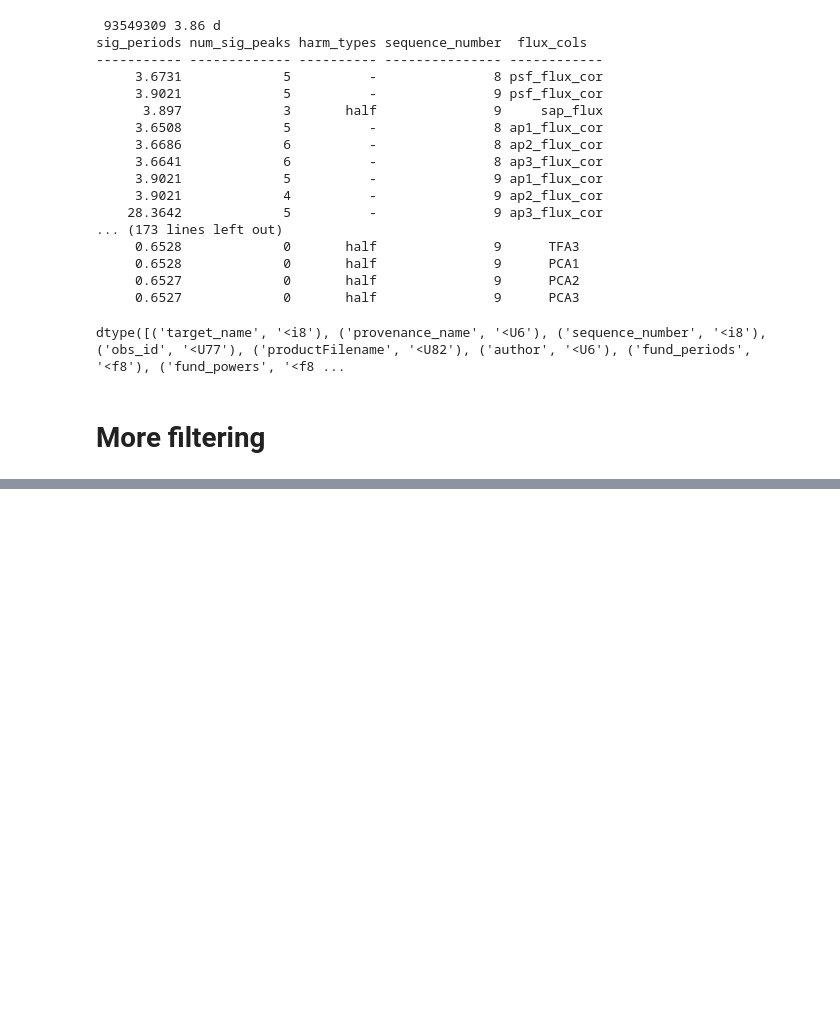
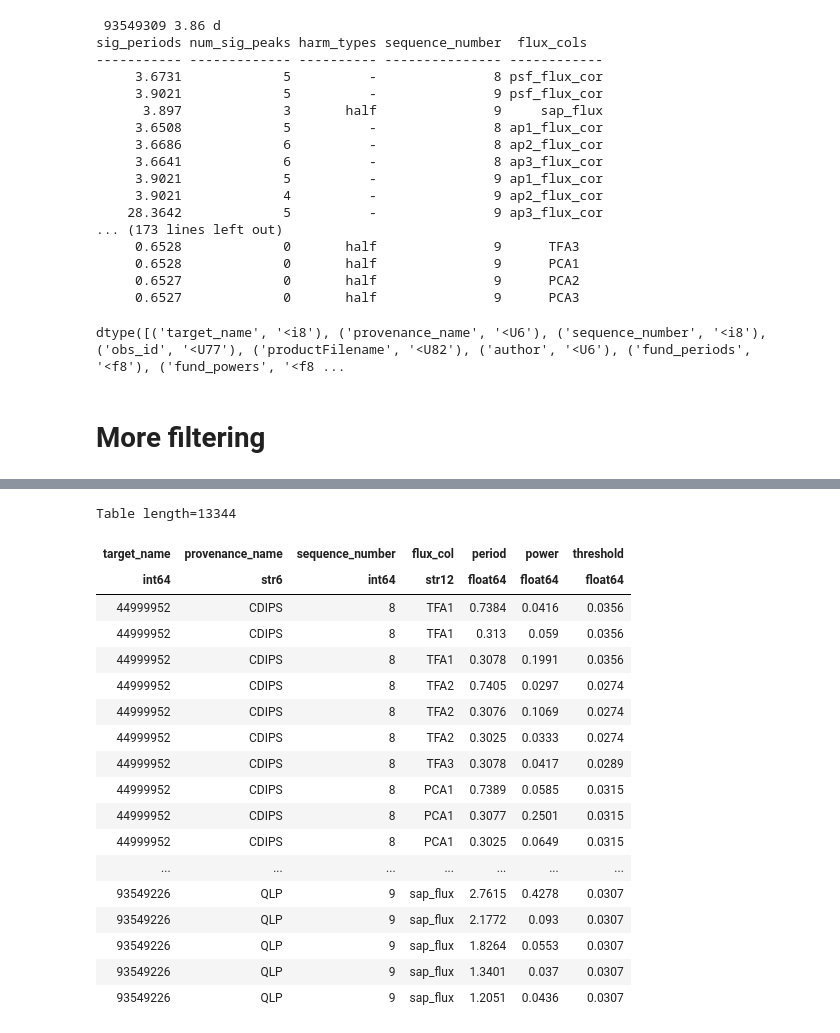
Before and after one commit to stephtdouglas/TESS_young, a Jupyter notebook: analyze_cluster_output.ipynb, the cells around one changed output, grey strips where cells are left out. Saved outputs shown, nothing was run; the diff lists cells and outputs as text; code cells hidden in the pictures; blank space fills up the shorter version.

```diff
--- a/analyze_cluster_output.ipynb
+++ b/analyze_cluster_output.ipynb
@@ -480,0 +464,22 @@ all_peaks = vstack(all_arr)
+# %%
+all_peaks
+# %% [output]
+Table length=13344
+| target_name | provenance_name | sequence_number | flux_col | period | power | threshold |
+| int64 | str6 | int64 | str12 | float64 | float64 | float64 |
+| 44999952 | CDIPS | 8 | TFA1 | 0.7384 | 0.0416 | 0.0356 |
+| 44999952 | CDIPS | 8 | TFA1 | 0.313 | 0.059 | 0.0356 |
+| 44999952 | CDIPS | 8 | TFA1 | 0.3078 | 0.1991 | 0.0356 |
+| 44999952 | CDIPS | 8 | TFA2 | 0.7405 | 0.0297 | 0.0274 |
+| 44999952 | CDIPS | 8 | TFA2 | 0.3076 | 0.1069 | 0.0274 |
+| 44999952 | CDIPS | 8 | TFA2 | 0.3025 | 0.0333 | 0.0274 |
+| 44999952 | CDIPS | 8 | TFA3 | 0.3078 | 0.0417 | 0.0289 |
+| 44999952 | CDIPS | 8 | PCA1 | 0.7389 | 0.0585 | 0.0315 |
+| 44999952 | CDIPS | 8 | PCA1 | 0.3077 | 0.2501 | 0.0315 |
+| 44999952 | CDIPS | 8 | PCA1 | 0.3025 | 0.0649 | 0.0315 |
+| ... | ... | ... | ... | ... | ... | ... |
+| 93549226 | QLP | 9 | sap_flux | 2.7615 | 0.4278 | 0.0307 |
+| 93549226 | QLP | 9 | sap_flux | 2.1772 | 0.093 | 0.0307 |
+| 93549226 | QLP | 9 | sap_flux | 1.8264 | 0.0553 | 0.0307 |
+| 93549226 | QLP | 9 | sap_flux | 1.3401 | 0.037 | 0.0307 |
+| 93549226 | QLP | 9 | sap_flux | 1.2051 | 0.0436 | 0.0307 |
```
Also changed, not shown: parts of 16 cells of this notebook.
